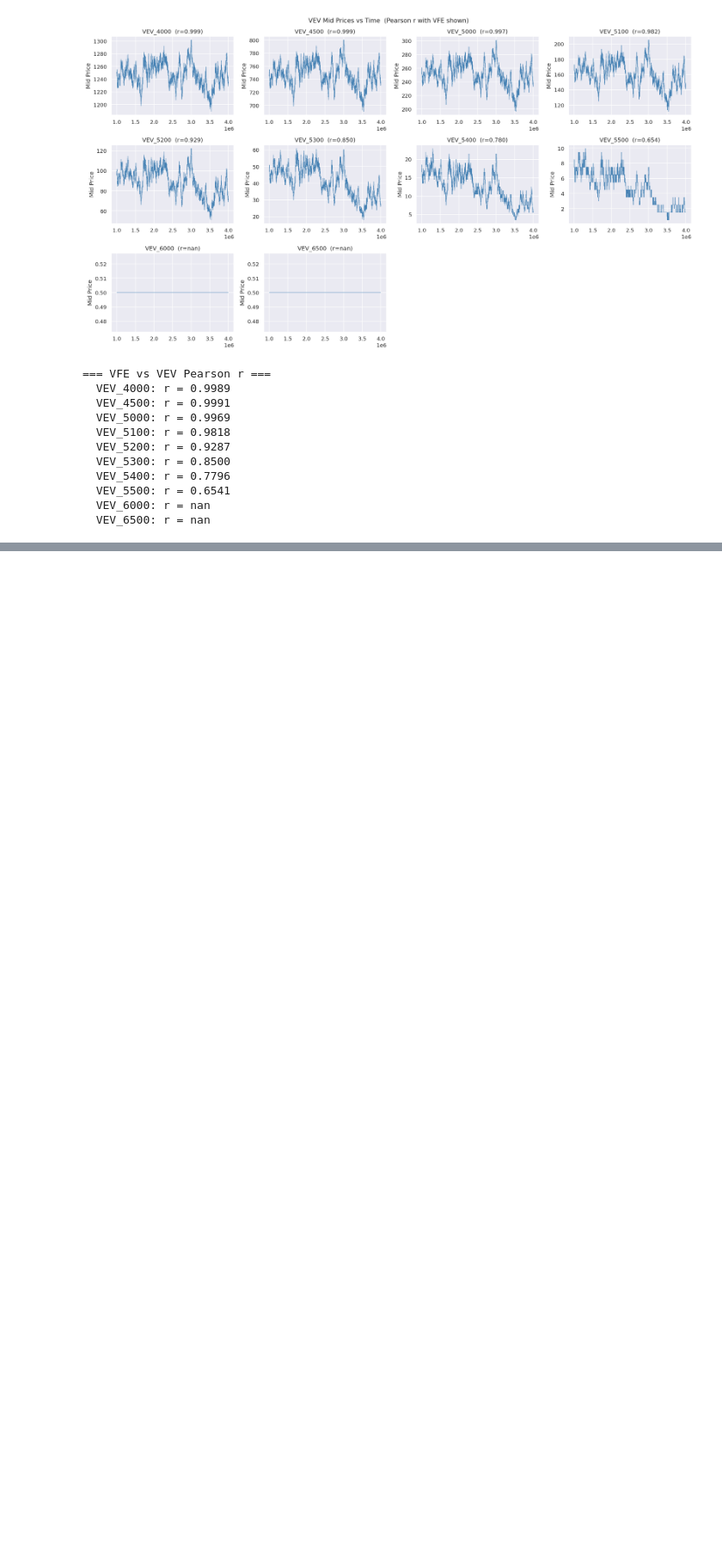
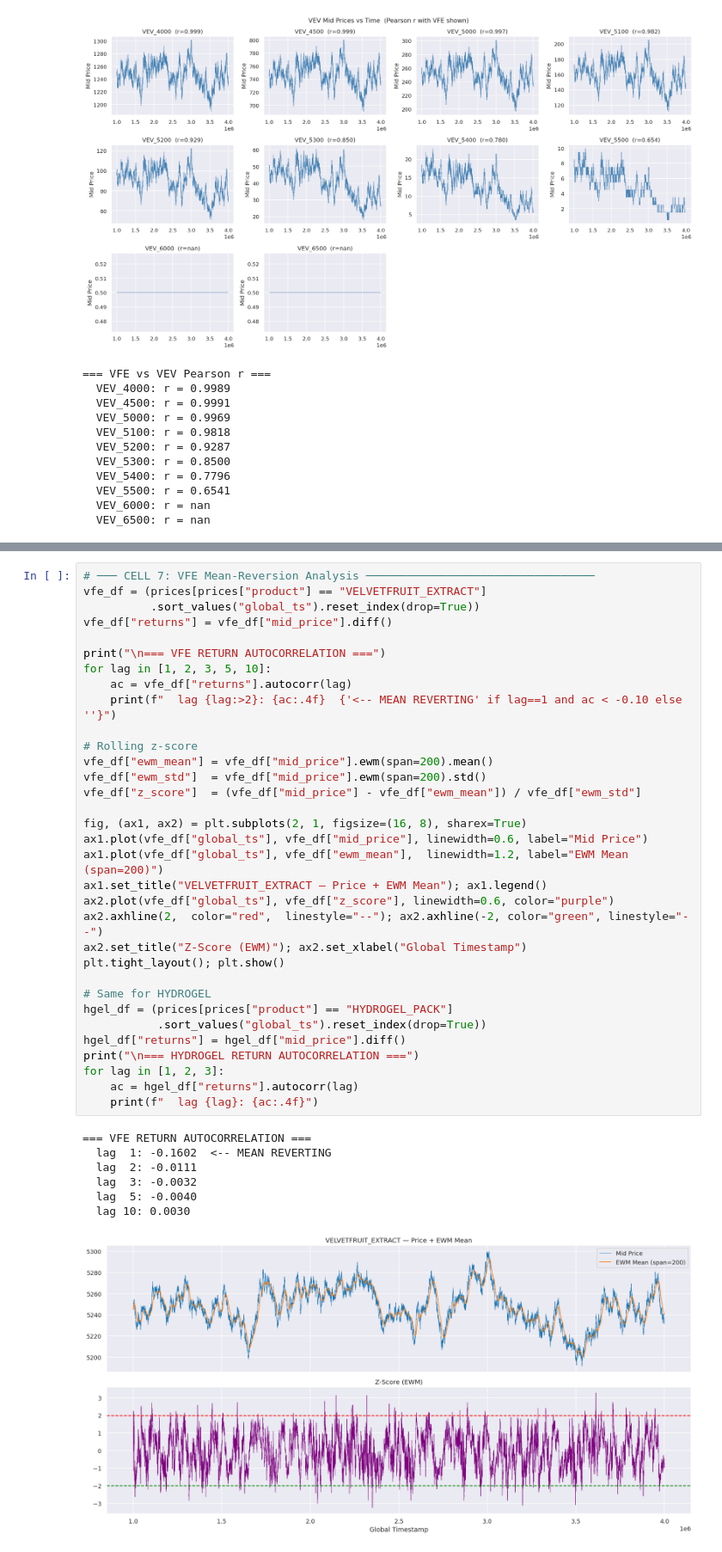
Before and after one commit to Prathama-1/Prosperity-4---Solo42, a Jupyter notebook: Round4_dataset_analysis.ipynb, the cells around one changed output, grey strips where cells are left out. Shown at 86% size. Saved outputs shown, nothing was run; the diff lists cells and outputs as text; blank space fills up the shorter version.

```diff
--- a/Round4_dataset_analysis.ipynb
+++ b/Round4_dataset_analysis.ipynb
@@ -119,0 +194,41 @@ for K in VEV_STRIKES:
+# %%
+# ─── CELL 7: VFE Mean-Reversion Analysis ──────────────────────────────────
+vfe_df = (prices[prices["product"] == "VELVETFRUIT_EXTRACT"]
+          .sort_values("global_ts").reset_index(drop=True))
+vfe_df["returns"] = vfe_df["mid_price"].diff()
+
+print("\n=== VFE RETURN AUTOCORRELATION ===")
+for lag in [1, 2, 3, 5, 10]:
+    ac = vfe_df["returns"].autocorr(lag)
+    print(f"  lag {lag:>2}: {ac:.4f}  {'<-- MEAN REVERTING' if lag==1 and ac < -0.10 else ''}")
+
+# Rolling z-score
+vfe_df["ewm_mean"] = vfe_df["mid_price"].ewm(span=200).mean()
+vfe_df["ewm_std"]  = vfe_df["mid_price"].ewm(span=200).std()
+vfe_df["z_score"]  = (vfe_df["mid_price"] - vfe_df["ewm_mean"]) / vfe_df["ewm_std"]
+
+fig, (ax1, ax2) = plt.subplots(2, 1, figsize=(16, 8), sharex=True)
+ax1.plot(vfe_df["global_ts"], vfe_df["mid_price"], linewidth=0.6, label="Mid Price")
+ax1.plot(vfe_df["global_ts"], vfe_df["ewm_mean"],  linewidth=1.2, label="EWM Mean (span=200)")
+ax1.set_title("VELVETFRUIT_EXTRACT — Price + EWM Mean"); ax1.legend()
+ax2.plot(vfe_df["global_ts"], vfe_df["z_score"], linewidth=0.6, color="purple")
+ax2.axhline(2,  color="red",  linestyle="--"); ax2.axhline(-2, color="green", linestyle="--")
+ax2.set_title("Z-Score (EWM)"); ax2.set_xlabel("Global Timestamp")
+plt.tight_layout(); plt.show()
+
+# Same for HYDROGEL
+hgel_df = (prices[prices["product"] == "HYDROGEL_PACK"]
+           .sort_values("global_ts").reset_index(drop=True))
+hgel_df["returns"] = hgel_df["mid_price"].diff()
+print("\n=== HYDROGEL RETURN AUTOCORRELATION ===")
+for lag in [1, 2, 3]:
+    ac = hgel_df["returns"].autocorr(lag)
+    print(f"  lag {lag}: {ac:.4f}")
+# %% [output]
+=== VFE RETURN AUTOCORRELATION ===
+  lag  1: -0.1602  <-- MEAN REVERTING
+  lag  2: -0.0111
+  lag  3: -0.0032
+  lag  5: -0.0040
+  lag 10: 0.0030
+[figure, added]
```
Also changed, not shown: parts of 6 cells of this notebook.
